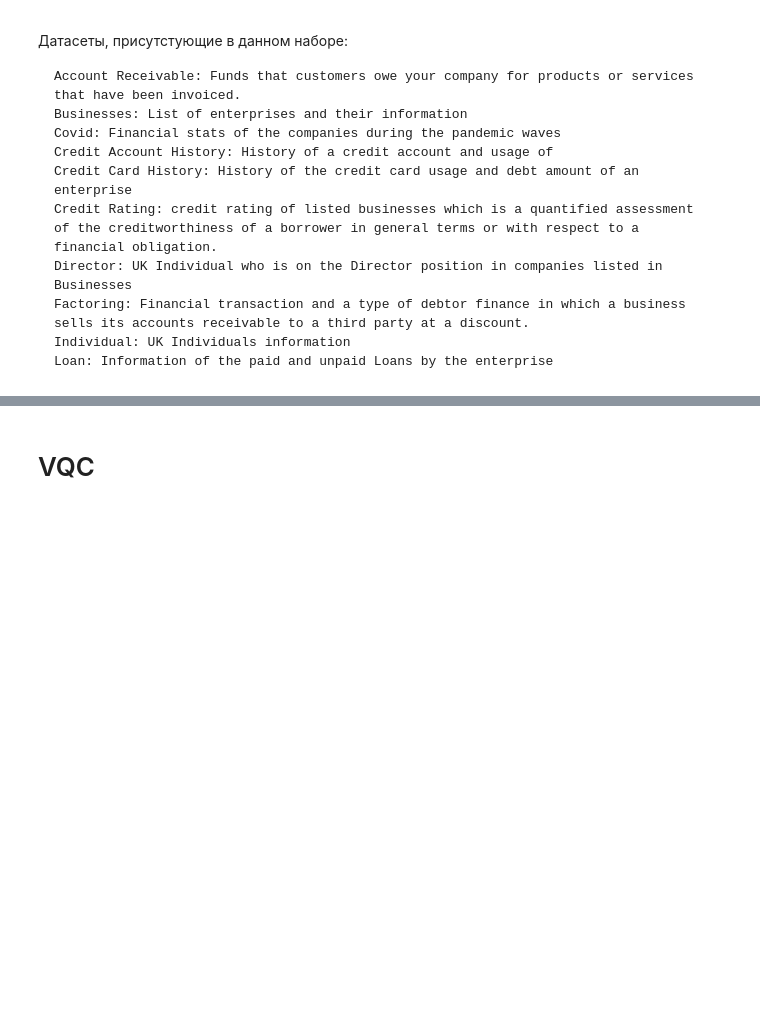
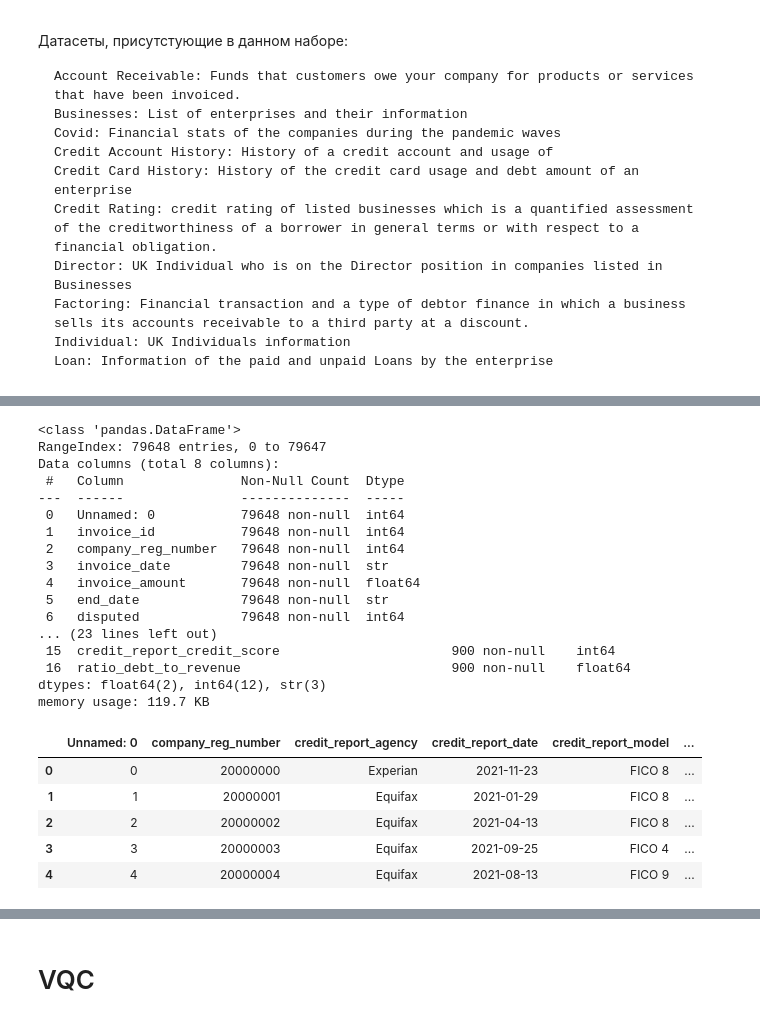
Before and after one commit to floatn/QML-for-finance, a Jupyter notebook: qml_code.ipynb, the cells around one changed output, grey strips where cells are left out. Saved outputs shown, nothing was run; the diff lists cells and outputs as text; code cells hidden in the pictures; blank space fills up the shorter version.

```diff
--- a/qml_code.ipynb
+++ b/qml_code.ipynb
@@ -249,0 +346,28 @@ len(cds_ls[0])
+# %%
+cds_dc['Account_Receivable.csv'].info()
+cds_dc['Credit_Rating.csv'].info()
+cds_dc['Credit_Rating.csv'].head()
+# %% [output]
+<class 'pandas.DataFrame'>
+RangeIndex: 79648 entries, 0 to 79647
+Data columns (total 8 columns):
+ #   Column               Non-Null Count  Dtype
+---  ------               --------------  -----
+ 0   Unnamed: 0           79648 non-null  int64
+ 1   invoice_id           79648 non-null  int64
+ 2   company_reg_number   79648 non-null  int64
+ 3   invoice_date         79648 non-null  str
+ 4   invoice_amount       79648 non-null  float64
+ 5   end_date             79648 non-null  str
+ 6   disputed             79648 non-null  int64
+... (23 lines left out)
+ 15  credit_report_credit_score                      900 non-null    int64
+ 16  ratio_debt_to_revenue                           900 non-null    float64
+dtypes: float64(2), int64(12), str(3)
+memory usage: 119.7 KB
+|  | Unnamed: 0 | company_reg_number | credit_report_agency | credit_report_date | credit_report_model | ... |
+| 0 | 0 | 20000000 | Experian | 2021-11-23 | FICO 8 | ... |
+| 1 | 1 | 20000001 | Equifax | 2021-01-29 | FICO 8 | ... |
+| 2 | 2 | 20000002 | Equifax | 2021-04-13 | FICO 8 | ... |
+| 3 | 3 | 20000003 | Equifax | 2021-09-25 | FICO 4 | ... |
+| 4 | 4 | 20000004 | Equifax | 2021-08-13 | FICO 9 | ... |
```
Also changed, not shown: parts of 33 cells of this notebook.
